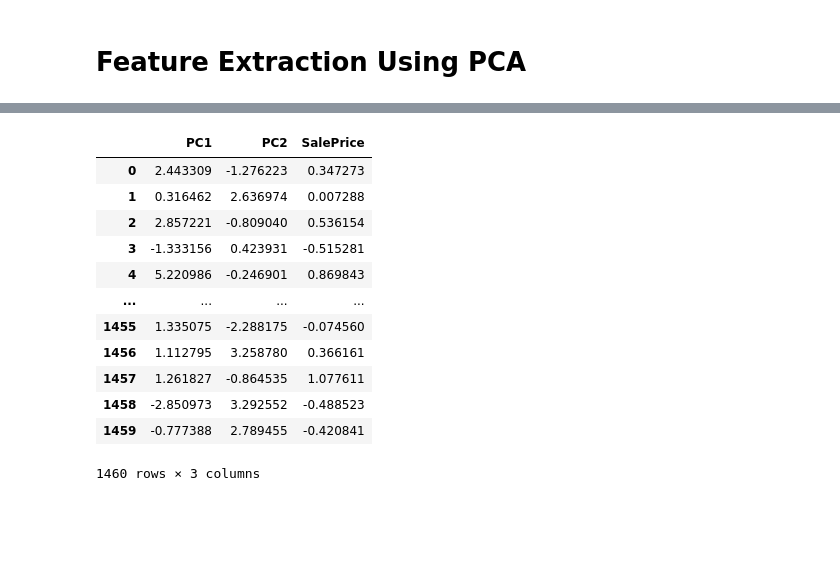
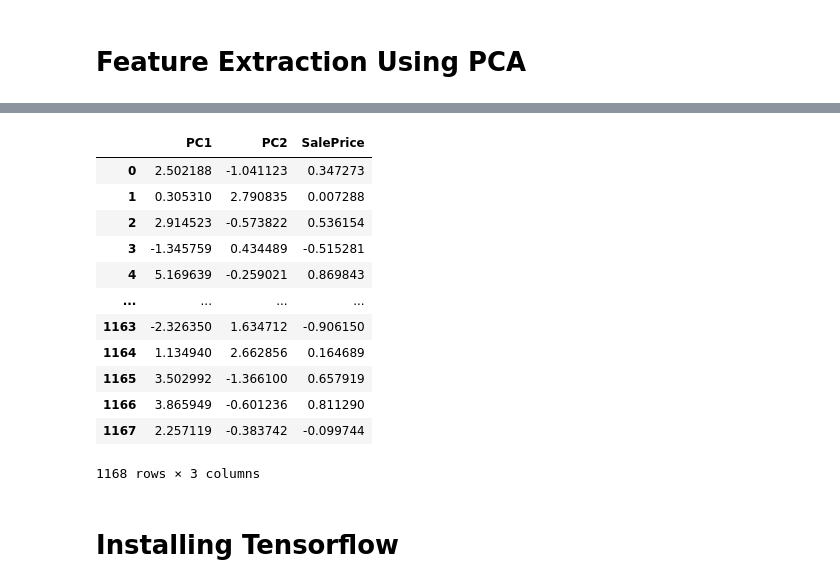
Before and after one commit to Reuben17/Data_cleaning, a Jupyter notebook: task2.ipynb, the cells around one changed output, grey strips where cells are left out. Saved outputs shown, nothing was run; the diff lists cells and outputs as text; code cells hidden in the pictures; blank space fills up the shorter version.

```diff
--- a/task2.ipynb
+++ b/task2.ipynb
@@ -288,7 +298,8 @@ array([[208500],
        [142125],
        [147500]])
 # %%
-y=StandardScaler().fit_transform(y)
+scale_y = StandardScaler()
+y=scale_y.fit_transform(y)
 # %%
 y
 # %% [output]
@@ -299,6 +310,8 @@ array([[ 0.34727322],
        [ 1.07761115],
        [-0.48852299],
        [-0.42084081]])
+# %%
+X_train,X_test,y_train,y_test =train_test_split(X,y,test_size=0.2, shuffle = False)
 # %%
 X.shape
 # %% [output]
@@ -307,8 +320,10 @@ X.shape
 # Feature Extraction Using PCA
 # %%
 pca=PCA(n_components=2)
+pca_test=PCA(n_components=2)
 # %%
-p_components=pca.fit_transform(X)
+p_components=pca.fit_transform(X_train)
+p_components_test=pca_test.fit_transform(X_test)
 # %%
 p_components
 # %% [output]
@@ -326,19 +341,25 @@ array([0.10560233, 0.0447209 ])
 # %%
 pca_data = pd.DataFrame(p_components,columns=['PC1','PC2'])
-target_data = pd.DataFrame(y,columns=['SalePrice'])
+target_data = pd.DataFrame(y_train,columns=['SalePrice'])
+
+pca_test_data = pd.DataFrame(p_components_test,columns=['PC1','PC2'])
+target_test_data = pd.DataFrame(y_test,columns=['SalePrice'])
+
 final_data = pd.concat([pca_data,target_data],axis=1)
 final_data
 # %% [output]
 |  | PC1 | PC2 | SalePrice |
-| 0 | 2.443309 | -1.276223 | 0.347273 |
-| 1 | 0.316462 | 2.636974 | 0.007288 |
-| 2 | 2.857221 | -0.809040 | 0.536154 |
-| 3 | -1.333156 | 0.423931 | -0.515281 |
-| 4 | 5.220986 | -0.246901 | 0.869843 |
+| 0 | 2.502188 | -1.041123 | 0.347273 |
+| 1 | 0.305310 | 2.790835 | 0.007288 |
+| 2 | 2.914523 | -0.573822 | 0.536154 |
+| 3 | -1.345759 | 0.434489 | -0.515281 |
+| 4 | 5.169639 | -0.259021 | 0.869843 |
 | ... | ... | ... | ... |
-| 1455 | 1.335075 | -2.288175 | -0.074560 |
-| 1456 | 1.112795 | 3.258780 | 0.366161 |
-| 1457 | 1.261827 | -0.864535 | 1.077611 |
-| 1458 | -2.850973 | 3.292552 | -0.488523 |
-| 1459 | -0.777388 | 2.789455 | -0.420841 |
+| 1163 | -2.326350 | 1.634712 | -0.906150 |
+| 1164 | 1.134940 | 2.662856 | 0.164689 |
+| 1165 | 3.502992 | -1.366100 | 0.657919 |
+| 1166 | 3.865949 | -0.601236 | 0.811290 |
+| 1167 | 2.257119 | -0.383742 | -0.099744 |
-1460 rows × 3 columns
+1168 rows × 3 columns
+# %% [markdown]
+# Installing Tensorflow
```
Also changed, not shown: parts of 19 cells of this notebook.
